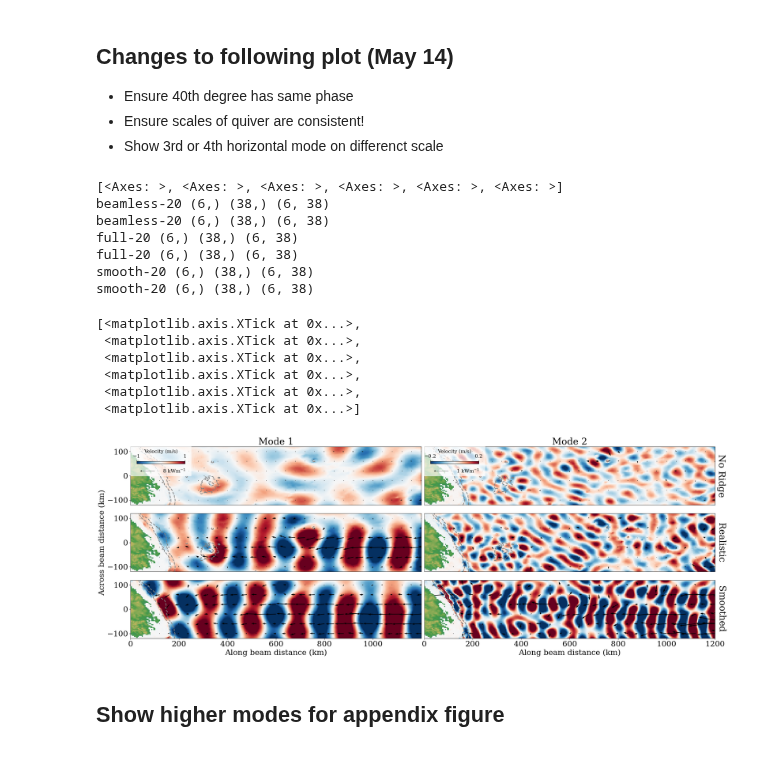
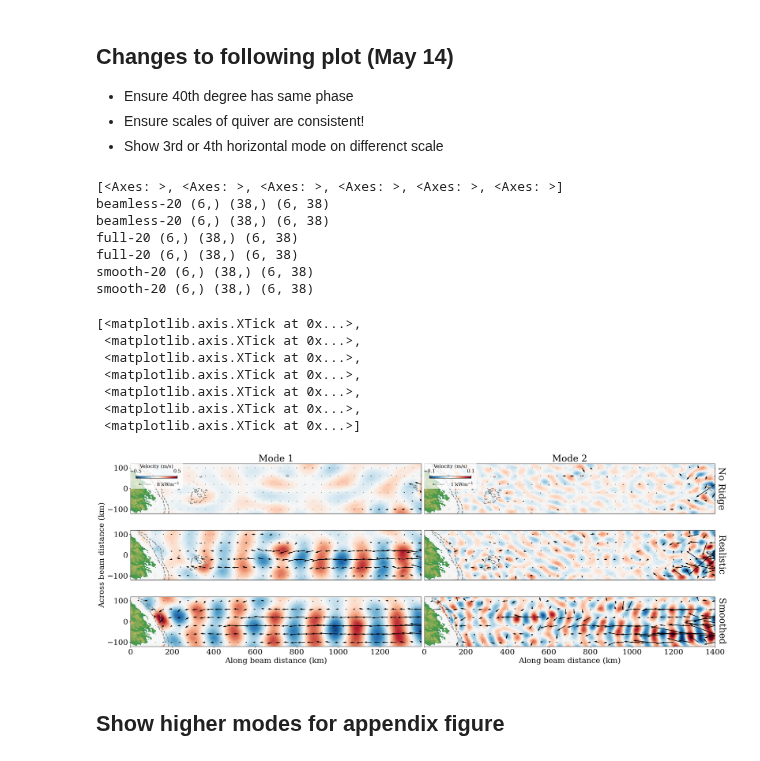
Before and after one commit to ashjbarnes/tasman-tides, a Jupyter notebook: notebooks/2025/Figures/decomp_shapshot_with_EF.ipynb, the cells around one changed output. Drawn from its saved outputs; the diff is of its cells as text; code cells hidden in the pictures.

```diff
--- a/notebooks/2025/Figures/decomp_shapshot_with_EF.ipynb
+++ b/notebooks/2025/Figures/decomp_shapshot_with_EF.ipynb
@@ -39,7 +39,7 @@ for expt in ["beamless-20","smooth-20","full-20","full-10","full-40"]:
         (xr.open_dataset(path / "EF_forward.nc").EF_forward + xr.open_dataset(path / "EF_backward.nc").EF_backward).rename("EF_along"),
         bathy.rename({"depth":"bathy"}) * -1
      ]
-).sel(xb = slice(0,1200))
+).sel(xb = slice(0,1400))
 # %% [markdown]
 ## Changes to following plot (May 14)
 
@@ -83,7 +83,7 @@ def plot_KE_quiver(expt,ax,mode = 0,xlim = slice(50,250),ylim = slice(-80,80),sc
 
     # print(expt,np.mean(magnitude.sel(xb = slice(100,175)).values),sep = "\t")
 
-    u.isel(time = 50).plot(ax = ax,cmap ="RdBu",add_colorbar = False,vmax = umax,vmin = -1 * umax)
+    (u).isel(time = 50).plot(ax = ax,cmap ="RdBu",add_colorbar = False,vmax = umax,vmin = -1 * umax)
     # print(magnitude)
     ax.quiver(_xb, _yb, _along, _across, color="black", scale=scale,scale_units = "width",width = 0.002)
     tt.plot_topo(ax,xr.open_dataset(f"/g/data/nm03/ab8992/outputs/{expt}/bathy_transect.nc").depth * -1)
@@ -101,10 +101,10 @@ print(ax)
 ax = np.array(ax).reshape(3,2)
 
 for i,expt in enumerate(["beamless-20","full-20","smooth-20"]):
-    plot_KE_quiver(expt,ax[i,0],xlim = slice(0,None),ylim = slice(-100,100),mode = 0,scale = 2000,umax = 2)
+    plot_KE_quiver(expt,ax[i,0],xlim = slice(0,None),ylim = slice(-100,100),mode = 0,scale = 2000,umax = 5)
     data[expt].bathy.plot.contour(ax = ax[i,0],levels = [-2700,-1500],colors = ["grey","grey"],linestyles = "dashed",linewidths = 2)
     data[expt].bathy.plot.contour(ax = ax[i,1],levels = [-2700,-1500],colors = ["grey","grey"],linestyles = "dashed",linewidths = 2)
-    plot_KE_quiver(expt,ax[i,1],xlim = slice(0,None),ylim = slice(-100,100),mode = 1,scale = 200,umax = 1)
+    plot_KE_quiver(expt,ax[i,1],xlim = slice(0,None),ylim = slice(-100,100),mode = 1,scale = 180,umax = 3)
 
 
 for a in ax[:,1]:
@@ -121,7 +121,7 @@ for a in ax.flatten():
     a.set_ylabel("")
     # a.axis("equal")
     a.set_aspect('equal', 'box')
-    a.set_xlim(0,1200)
+    a.set_xlim(0,1400)
     a.set_ylim(-120,120)
 
 
@@ -140,7 +140,7 @@ ax[2,0].set_xlabel("Along beam distance (km)")
 ax[2,1].set_xlabel("Along beam distance (km)")
 
 
-umax = 1
+umax = 0.5
 efmax = 8
 ## Add our legend
 for i in range(2):
@@ -152,36 +152,37 @@ for i in range(2):
         plt.cm.ScalarMappable(cmap="RdBu_r", norm=plt.Normalize(vmin=-1 * umax, vmax=umax)),
         cax=cax1,
         orientation='horizontal',
         location = "top",
         label = "Velocity (m/s)",
     )
     cbar.set_ticks([-umax,umax])
     cax1.tick_params(labelsize=14, color="black", labelcolor="black")  # Set font size and color for colorbar ticks
     cax1.xaxis.label.set_size(14)  # Set font size for colorbar label
     cax1.xaxis.label.set_color("black")  # Set label color to black
     ax[0,i].annotate('', xy=(40, 20), xytext=(100, 20),
                 arrowprops=dict(facecolor="black", width=0.5, headwidth=4, headlength = 4, edgecolor="none")).set_zorder(12)
     ax[0,i].text(180, 20, str(efmax) + r" kWm$^{-1}$", color = "black", fontsize = 14, ha = "center", va = "center").set_zorder(12)
 
     efmax = 1
-    umax = 0.2
+    umax = 0.1
 
-ax[2,0].set_xticks([0,200,400,600,800,1000])
+ax[2,0].set_xticks([0,200,400,600,800,1000,1200])
 # %% [output]
 [<Axes: >, <Axes: >, <Axes: >, <Axes: >, <Axes: >, <Axes: >]
 beamless-20 (6,) (38,) (6, 38)
 beamless-20 (6,) (38,) (6, 38)
 full-20 (6,) (38,) (6, 38)
 full-20 (6,) (38,) (6, 38)
 smooth-20 (6,) (38,) (6, 38)
 smooth-20 (6,) (38,) (6, 38)
 [<matplotlib.axis.XTick at 0x...>,
  <matplotlib.axis.XTick at 0x...>,
  <matplotlib.axis.XTick at 0x...>,
  <matplotlib.axis.XTick at 0x...>,
  <matplotlib.axis.XTick at 0x...>,
+ <matplotlib.axis.XTick at 0x...>,
  <matplotlib.axis.XTick at 0x...>]
-[figure, old version]
+[figure, new version]
 # %% [markdown]
 ## Show higher modes for appendix figure
 # %%
```
Also changed, not shown: 8 other files.
